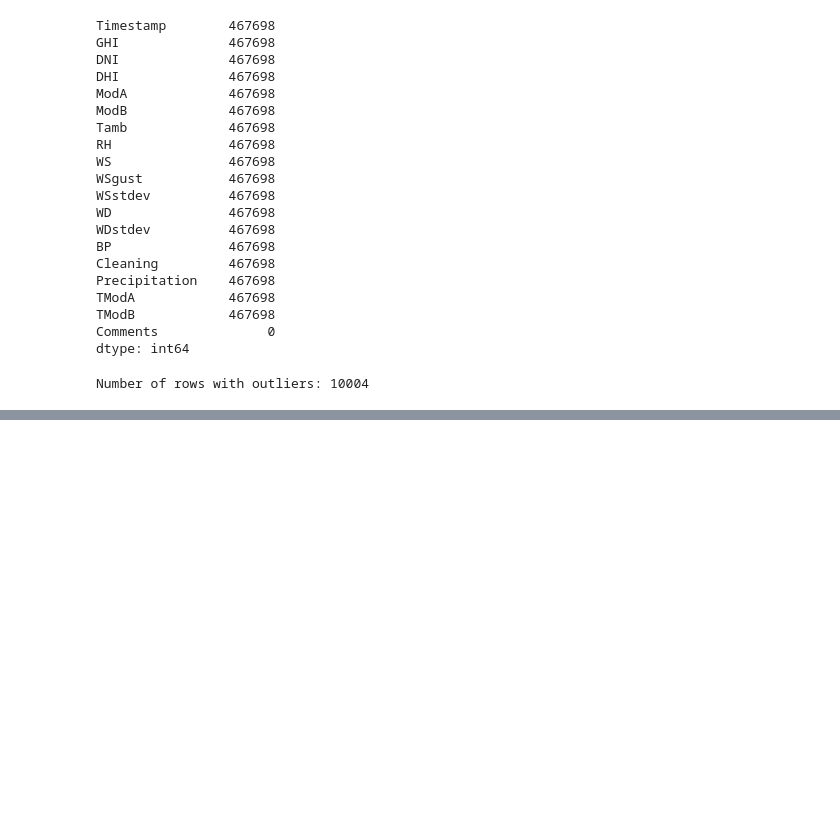
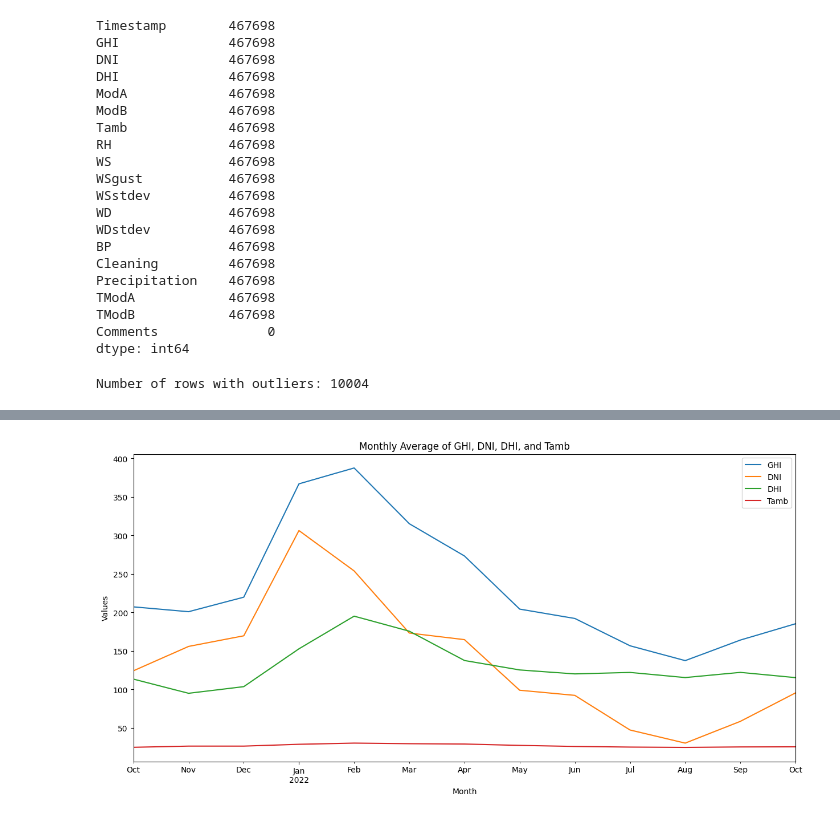
Before and after one commit to abelfx/solar-challenge-week0, a Jupyter notebook: notebooks/sierraleone_eda.ipynb, the cells around one changed output, grey strips where cells are left out. Cells and saved outputs as stored; diff of their text form; code cells hidden in the pictures; blank space fills up the shorter version.

```diff
--- a/notebooks/sierraleone_eda.ipynb
+++ b/notebooks/sierraleone_eda.ipynb
@@ -189,0 +234,12 @@ df_clean.to_csv("./data/sierraleone-bumbuna-clean.csv", index=False)
+# %%
+# Observe patterns by month, trends throughout day, or anomalies, such as peaks in solar irradiance or temperature fluctuations.
+# This can help identify seasonal variations or unusual weather events affecting solar energy generation.
+monthly_avg = df_clean.resample('M').mean()
+monthly_avg[['GHI', 'DNI', 'DHI', 'Tamb']].plot(figsize=(15, 7))
+plt.title('Monthly Average of GHI, DNI, DHI, and Tamb')
+plt.xlabel('Month')
+plt.ylabel('Values')
+plt.legend()
+plt.show()
+# %% [output]
+[figure, added]
```
Also changed, not shown: parts of 4 cells of this notebook.
